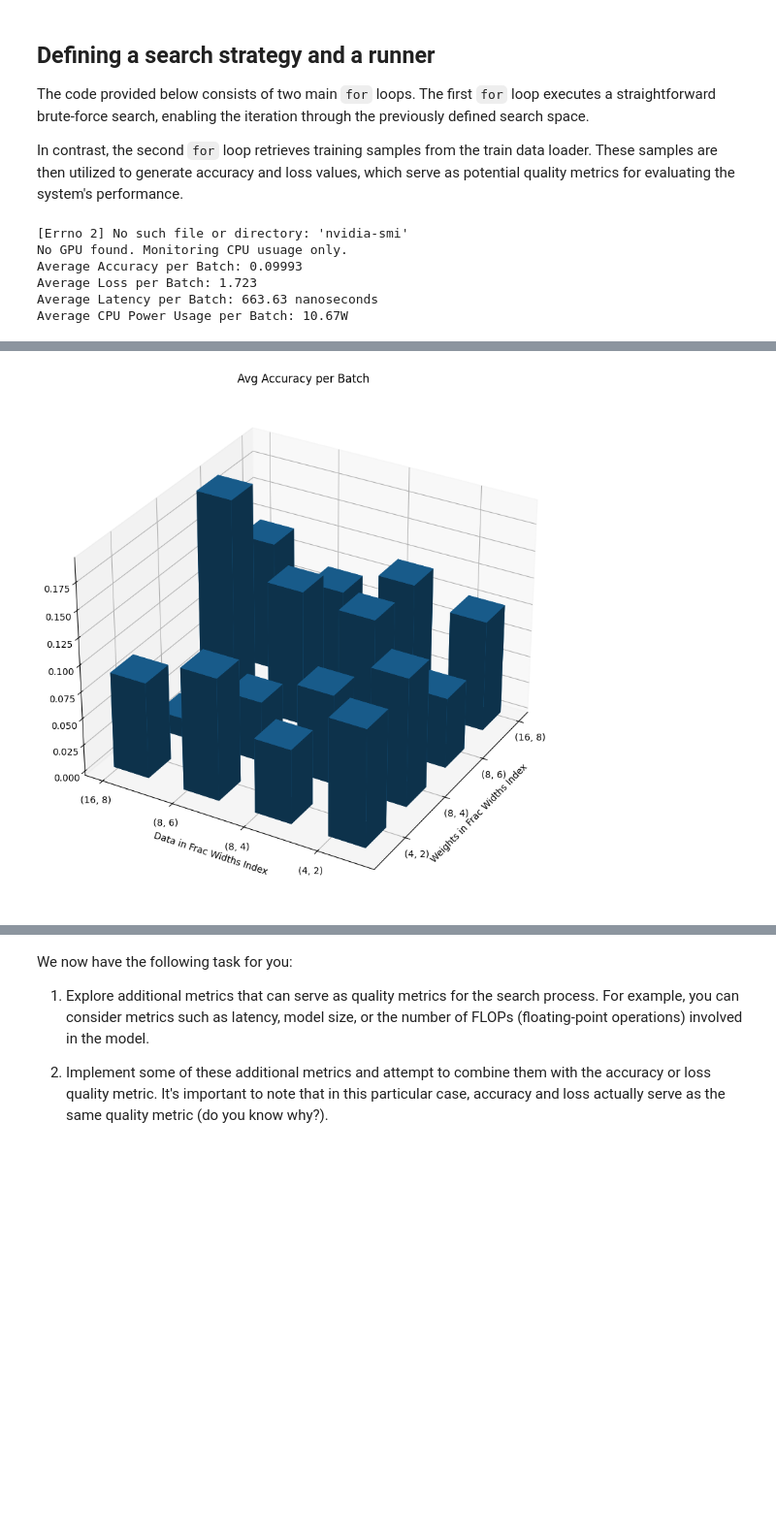
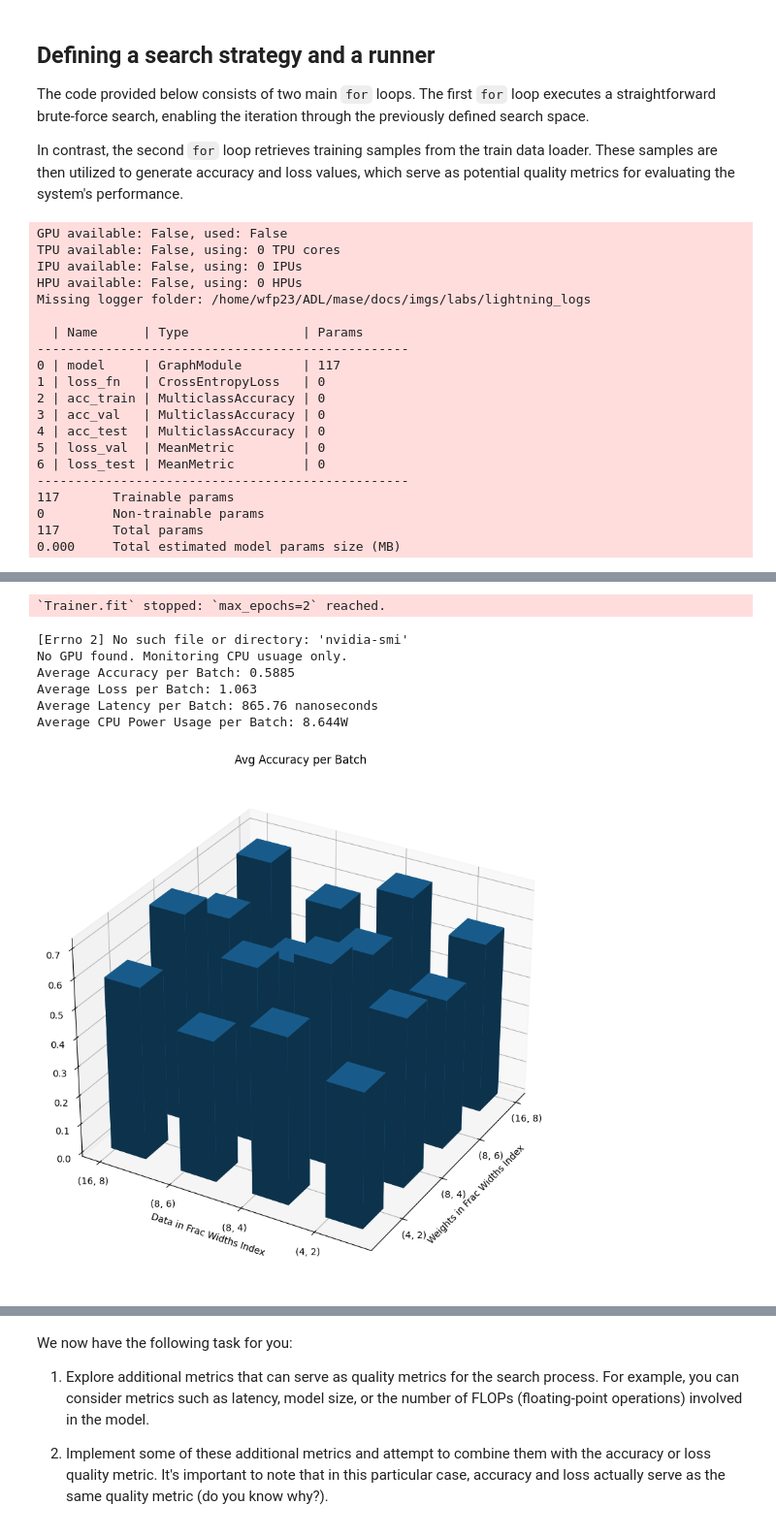
Before and after one commit to WillPowellUk/mase, a Jupyter notebook: docs/imgs/labs/lab3.ipynb, the cells around one changed output, grey strips where cells are left out. Shown: that part at 97% size. Saved outputs shown, nothing was run; the diff lists cells and outputs as text; code cells hidden in the pictures; blank space fills up the shorter version.

```diff
--- a/docs/imgs/labs/lab3.ipynb
+++ b/docs/imgs/labs/lab3.ipynb
@@ -82,7 +82,7 @@ from chop.models import get_model_info, get_model
 
 set_logging_verbosity("info")
 
-batch_size = 8
+batch_size = 256
 model_name = "jsc-tiny"
 dataset_name = "jsc"
 
@@ -216,7 +215,32 @@ mg, _ = init_metadata_analysis_pass(mg, None)
 mg, _ = add_common_metadata_analysis_pass(mg, {"dummy_in": dummy_in})
 mg, _ = add_software_metadata_analysis_pass(mg, None)
 
-metric = MulticlassAccuracy(num_classes=5)x
+from chop.actions import train, test
+task = "lab3"
+dataset_name = "jsc"
+num_workers = os.cpu_count()
+optimizer = "adam"
+max_epochs: int = 2
+max_steps: int = -1
+gradient_accumulation_steps: int = 1
+learning_rate: float = 5e-3
+weight_decay: float = 0.0
+lr_scheduler_type: str = "linear"
+num_warmup_steps: int = 0
+save_path: str = "./ckpts/lab3"
+auto_requeue = False
+load_name: str = None
+load_type: str = ""
+evaluate_before_training: bool = False
+visualizer = None
+profile: bool = True
+plt_trainer_args = {
+"max_epochs": max_epochs,
+"accelerator": "cpu",
+}
+train(mg.model, model_info, data_module, data_module.dataset_info, task, optimizer, learning_rate, weight_decay, plt_trainer_args, auto_requeue, save_path, visualizer, load_name, load_type)
+
+metric = MulticlassAccuracy(num_classes=5)
 num_batchs = 5
 
 start = torch.cuda.Event(enable_timing=True)
@@ -437,9 +461,23 @@ def additional_metrics(mg, search_spaces, plot=True):
 
 additional_metrics(mg, search_spaces, plot=True)
 # %% [output]
-[Errno 2] No such file or directory: 'nvidia-smi'
-No GPU found. Monitoring CPU usuage only.
-Average Accuracy per Batch: 0.09993
-Average Loss per Batch: 1.723
-Average Latency per Batch: 663.63 nanoseconds
-Average CPU Power Usage per Batch: 10.67W
+GPU available: False, used: False
+TPU available: False, using: 0 TPU cores
+IPU available: False, using: 0 IPUs
+HPU available: False, using: 0 HPUs
+Missing logger folder: /home/wfp23/ADL/mase/docs/imgs/labs/lightning_logs
+
+  | Name      | Type               | Params
+-------------------------------------------------
+0 | model     | GraphModule        | 117
+1 | loss_fn   | CrossEntropyLoss   | 0
+2 | acc_train | MulticlassAccuracy | 0
+3 | acc_val   | MulticlassAccuracy | 0
+4 | acc_test  | MulticlassAccuracy | 0
+5 | loss_val  | MeanMetric         | 0
+6 | loss_test | MeanMetric         | 0
+-------------------------------------------------
+117       Trainable params
+0         Non-trainable params
+117       Total params
+0.000     Total estimated model params size (MB)
@@ -446 +486,8 @@ Average CPU Power Usage per Batch: 10.67W
+`Trainer.fit` stopped: `max_epochs=2` reached.
+[Errno 2] No such file or directory: 'nvidia-smi'
+No GPU found. Monitoring CPU usuage only.
+Average Accuracy per Batch: 0.5885
+Average Loss per Batch: 1.063
+Average Latency per Batch: 865.76 nanoseconds
+Average CPU Power Usage per Batch: 8.644W
-[figure, old version]
+[figure, new version]
```
Also changed, not shown: parts of 2 cells of this notebook, 8 other files.
